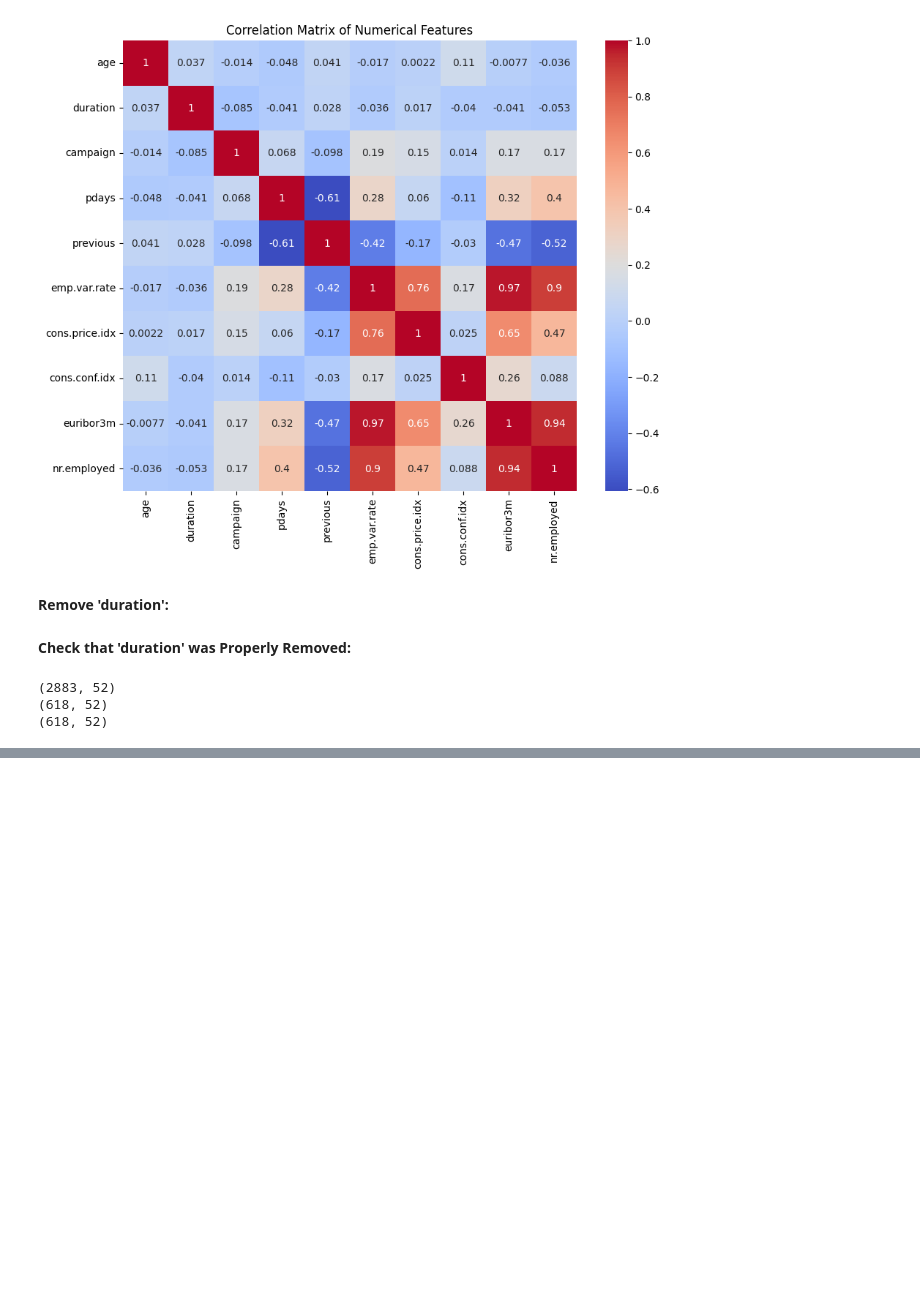
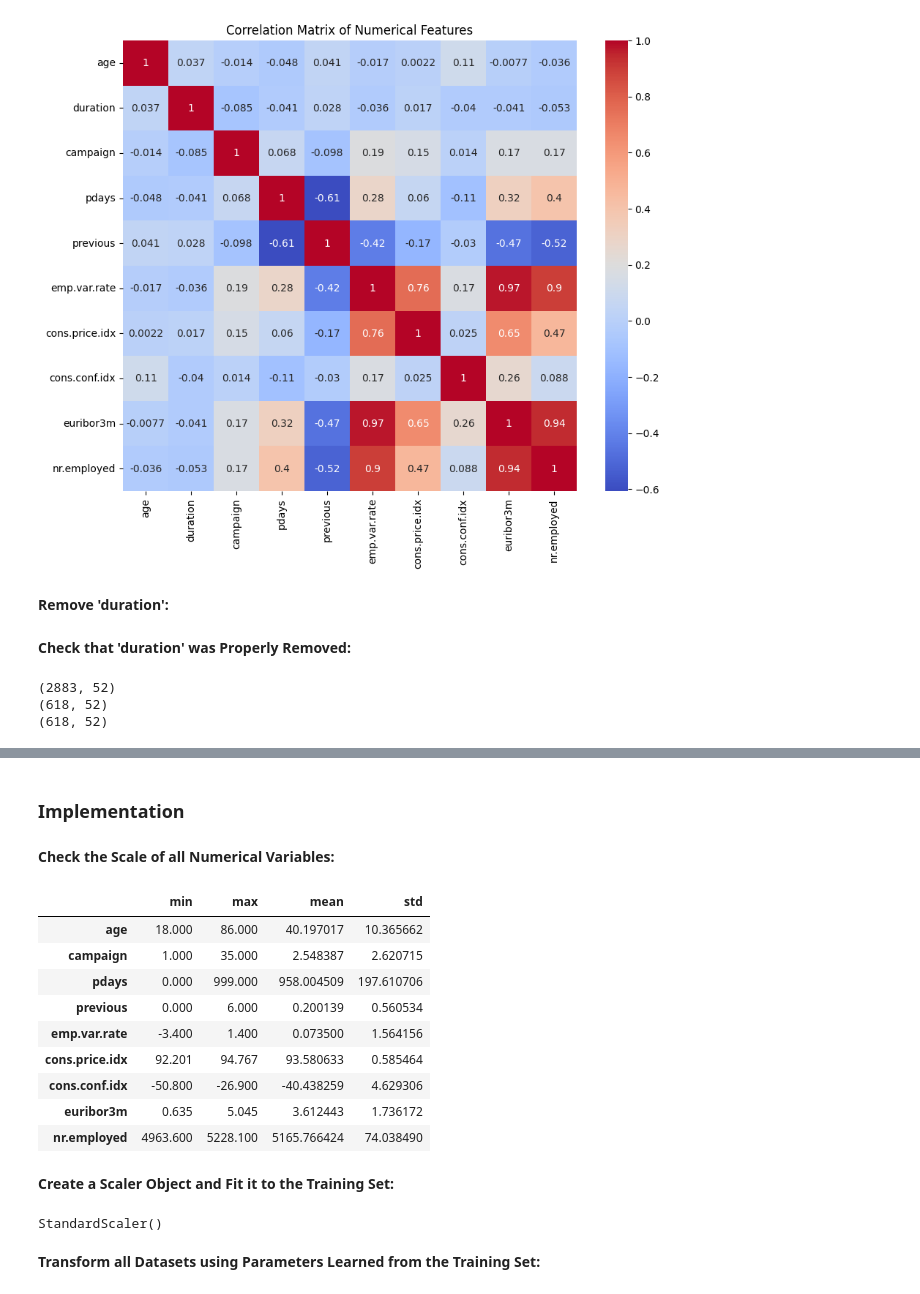
Before and after one commit to xanman04/ML-fundamentals-2026, a Jupyter notebook: assignment_1_Xander_Chen.ipynb, the cells around one changed output, grey strips where cells are left out. Cells and saved outputs as stored; diff of their text form; code cells hidden in the pictures; blank space fills up the shorter version.

```diff
--- a/assignment_1_Xander_Chen.ipynb
+++ b/assignment_1_Xander_Chen.ipynb
@@ -635,0 +647,2 @@ print(x_test_final.shape)
+# %% [markdown]
+### **Implementation**
@@ -635,0 +651,30 @@ print(x_test_final.shape)
+# %% [markdown]
+**Check the Scale of all Numerical Variables:**
+# %%
+numerical_features = numerical_features.drop("duration")
+
+scale_summary = x_train_final[numerical_features].agg(
+    ["min", "max", "mean", "std"]
+).T
+
+scale_summary
+# %% [output]
+|  | min | max | mean | std |
+| age | 18.000 | 86.000 | 40.197017 | 10.365662 |
+| campaign | 1.000 | 35.000 | 2.548387 | 2.620715 |
+| pdays | 0.000 | 999.000 | 958.004509 | 197.610706 |
+| previous | 0.000 | 6.000 | 0.200139 | 0.560534 |
+| emp.var.rate | -3.400 | 1.400 | 0.073500 | 1.564156 |
+| cons.price.idx | 92.201 | 94.767 | 93.580633 | 0.585464 |
+| cons.conf.idx | -50.800 | -26.900 | -40.438259 | 4.629306 |
+| euribor3m | 0.635 | 5.045 | 3.612443 | 1.736172 |
+| nr.employed | 4963.600 | 5228.100 | 5165.766424 | 74.038490 |
+# %% [markdown]
+**Create a Scaler Object and Fit it to the Training Set:**
+# %%
+scaler = StandardScaler()
+scaler.fit(x_train_final[numerical_features])
+# %% [output]
+StandardScaler()
+# %% [markdown]
+**Transform all Datasets using Parameters Learned from the Training Set:**
```
Also changed, not shown: parts of 20 cells of this notebook.
